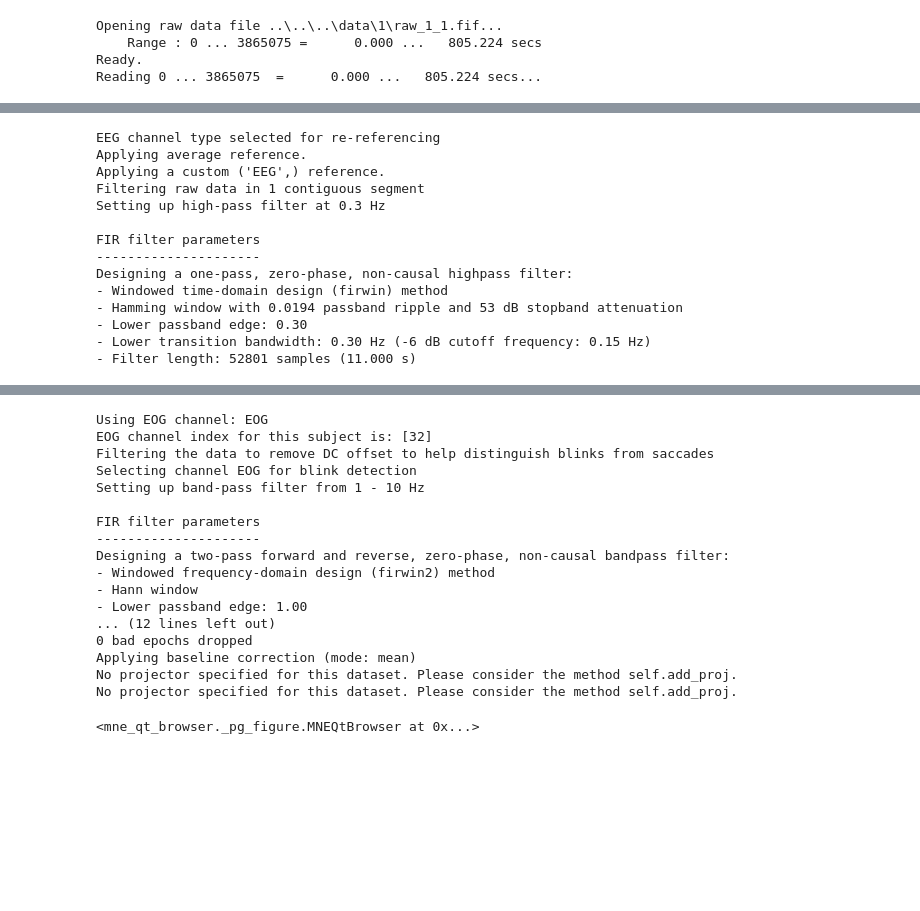
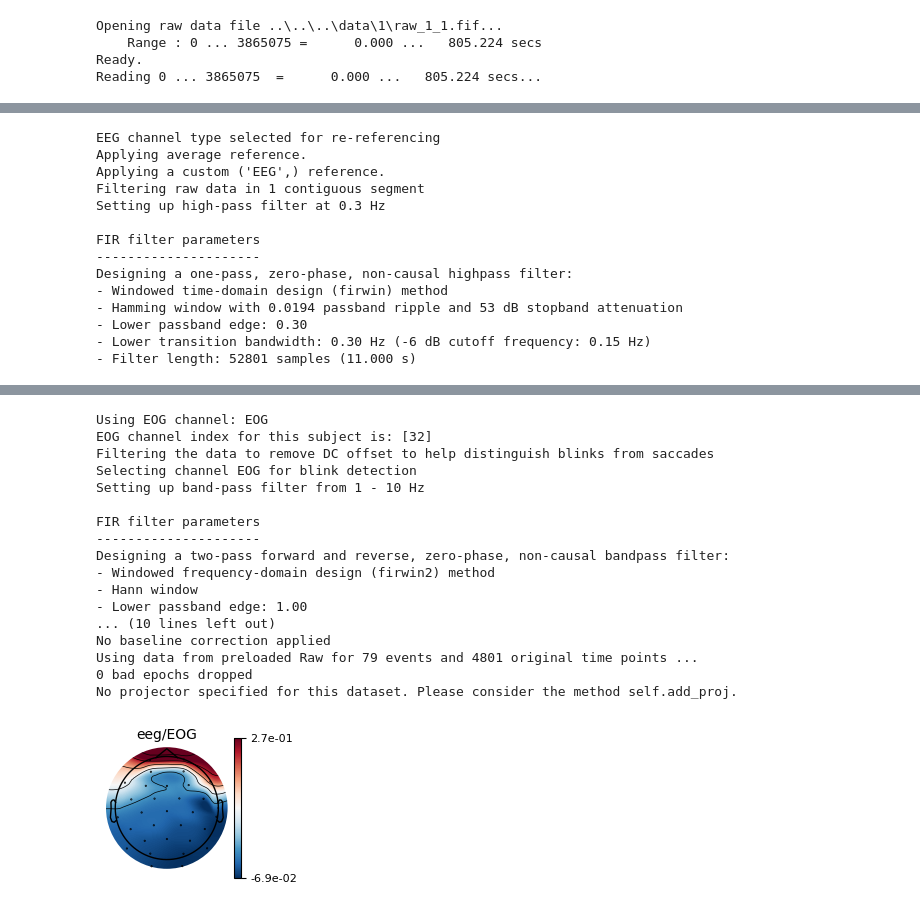
Before and after one commit to Shawnzty/tRNS-Intelligence, a Jupyter notebook: processing/prepare_raw_file/repair_EOG.ipynb, the cells around one changed output, grey strips where cells are left out. Saved outputs shown, nothing was run; the diff lists cells and outputs as text; code cells hidden in the pictures; blank space fills up the shorter version.

```diff
--- a/processing/prepare_raw_file/repair_EOG.ipynb
+++ b/processing/prepare_raw_file/repair_EOG.ipynb
@@ -15,0 +64,8 @@ Reading 0 ... 3865075  =      0.000 ...   805.224 secs...
+# %%
+raw.plot(title="Before")
+eog_picks = mne.pick_types(raw.info, meg=False, eeg=True, eog=True)
+eog_evoked = create_eog_epochs(raw, picks=eog_picks).average()
+eog_evoked.apply_baseline((None, None))
+eog_projs, _ = compute_proj_eog(raw, n_grad=0, n_mag=0, n_eeg=1, reject=None, no_proj=True)
+raw.add_proj(eog_projs).apply_proj()
+raw.plot(title="After")
@@ -15,0 +110,20 @@ Reading 0 ... 3865075  =      0.000 ...   805.224 secs...
+# %%
+# Pick EEG and EOG channels
+raw.pick_types(eeg=True, eog=True, exclude=[])
+
+# Set EEG reference and filter data
+raw.set_eeg_reference('average')
+# Highpass filter to eliminate slow drifts
+raw.filter(0.3, None, picks= ['eeg', 'eog'])
+
+# Create EOG epochs
+eog_epochs = create_eog_epochs(raw, ch_name='EOG', tmin=-0.5, tmax=0.5)  # This automatically detects EOG events
+eog_epochs.apply_baseline((None, None))  # Baseline correction, if necessary
+
+# Perform regression to get correction coefficients
+model_plain = EOGRegression(picks="eeg", picks_artifact="eog").fit(eog_epochs)
+
+raw.plot(title='Before')
+raw_clean = model_plain.apply(raw)
+# raw_clean.apply_baseline()
+raw_clean.plot(title='After')
@@ -20,24 +169,16 @@ Reading 0 ... 3865075  =      0.000 ...   805.224 secs...
 # Set EEG reference and filter data
 raw.set_eeg_reference('average')
 # Highpass filter to eliminate slow drifts
-raw.filter(0.3, None, picks="eeg")
+raw.filter(0.3, None, picks= ['eeg', 'eog'])
 
 # Create EOG epochs
 eog_epochs = create_eog_epochs(raw)  # This automatically detects EOG events
-eog_epochs.apply_baseline((0, 0))  # Baseline correction, if necessary
+# eog_epochs.apply_baseline((0, 0))  # Baseline correction, if necessary
 
 # Perform regression to get correction coefficients
-model = EOGRegression(picks="eeg", picks_artifact="eog").fit(eog_epochs)
+model_plain = EOGRegression(picks="eeg", picks_artifact="eog").fit(eog_epochs)
 
-# Apply the regression to remove EOG artifacts
-raw_corrected = model.apply(raw)
-
-# Optionally, save the cleaned data
-# raw_corrected.save('path_to_save_cleaned_raw.fif', overwrite=True)
-
-# Visualize the effect
-raw.plot(title="Before EOG correction")
-raw_corrected.plot(title="After EOG correction")
+fig = model_plain.plot()
 # %% [output]
 EEG channel type selected for re-referencing
 Applying average reference.
@@ -57,18 +198,18 @@ Designing a one-pass, zero-phase, non-causal highpass filter:
 Using EOG channel: EOG
 EOG channel index for this subject is: [32]
 Filtering the data to remove DC offset to help distinguish blinks from saccades
 Selecting channel EOG for blink detection
 Setting up band-pass filter from 1 - 10 Hz
 
 FIR filter parameters
 ---------------------
 Designing a two-pass forward and reverse, zero-phase, non-causal bandpass filter:
 - Windowed frequency-domain design (firwin2) method
 - Hann window
 - Lower passband edge: 1.00
-... (12 lines left out)
+... (10 lines left out)
+No baseline correction applied
+Using data from preloaded Raw for 79 events and 4801 original time points ...
 0 bad epochs dropped
-Applying baseline correction (mode: mean)
 No projector specified for this dataset. Please consider the method self.add_proj.
-No projector specified for this dataset. Please consider the method self.add_proj.
-<mne_qt_browser._pg_figure.MNEQtBrowser at 0x...>
+[figure, added]
```
Also changed, not shown: parts of 15 cells of this notebook, 5 other files.
